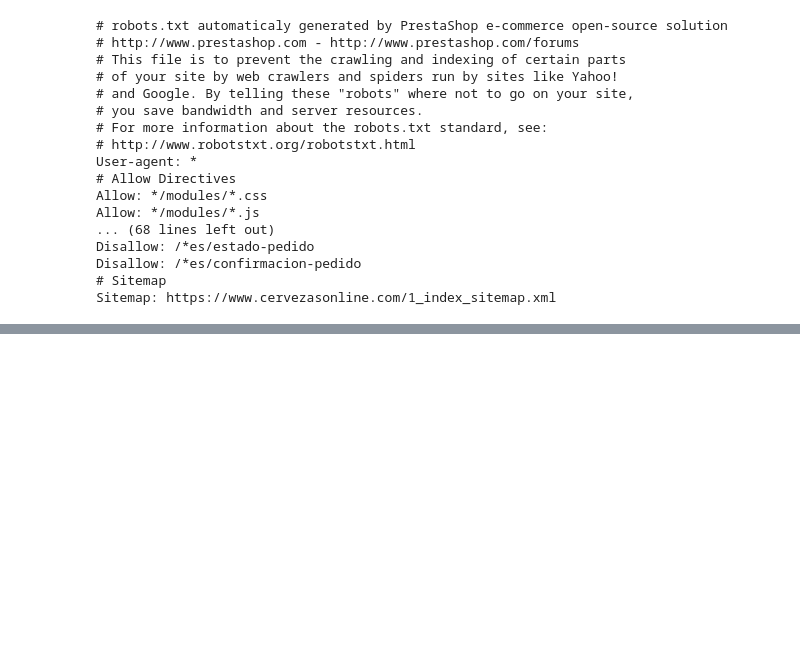
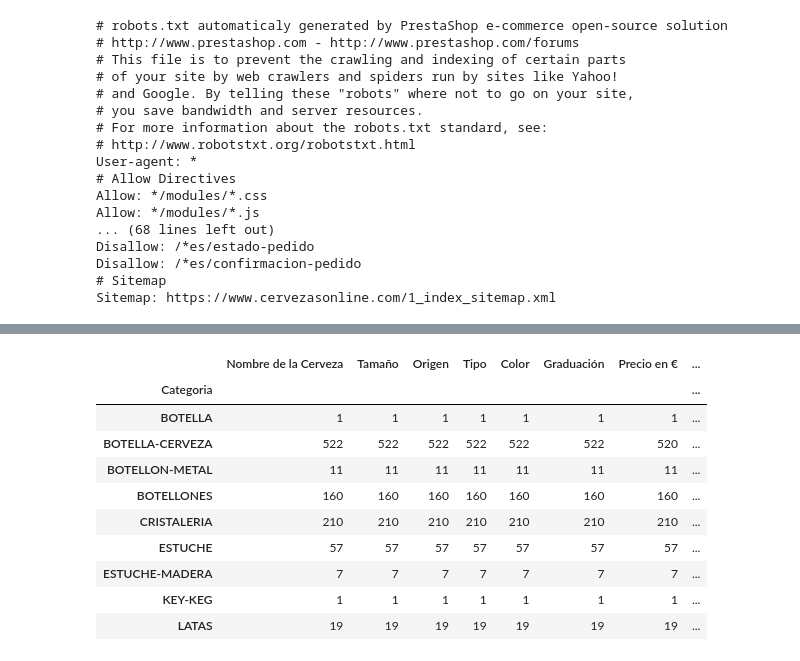
Before and after one commit to guille-arguello/web_scraping_beers, a Jupyter notebook: web_scraping_beers.ipynb, the cells around one changed output, grey strips where cells are left out. Cells and saved outputs as stored; diff of their text form; code cells hidden in the pictures; blank space fills up the shorter version.

```diff
--- a/web_scraping_beers.ipynb
+++ b/web_scraping_beers.ipynb
@@ -172,0 +200,15 @@ df.describe()
+# %%
+data = df
+data.groupby('Categoria').count()
+# %% [output]
+|  | Nombre de la Cerveza | Tamaño | Origen | Tipo | Color | Graduación | Precio en € | ... |
+| Categoria |  |  |  |  |  |  |  | ... |
+| BOTELLA | 1 | 1 | 1 | 1 | 1 | 1 | 1 | ... |
+| BOTELLA-CERVEZA | 522 | 522 | 522 | 522 | 522 | 522 | 520 | ... |
+| BOTELLON-METAL | 11 | 11 | 11 | 11 | 11 | 11 | 11 | ... |
+| BOTELLONES | 160 | 160 | 160 | 160 | 160 | 160 | 160 | ... |
+| CRISTALERIA | 210 | 210 | 210 | 210 | 210 | 210 | 210 | ... |
+| ESTUCHE | 57 | 57 | 57 | 57 | 57 | 57 | 57 | ... |
+| ESTUCHE-MADERA | 7 | 7 | 7 | 7 | 7 | 7 | 7 | ... |
+| KEY-KEG | 1 | 1 | 1 | 1 | 1 | 1 | 1 | ... |
+| LATAS | 19 | 19 | 19 | 19 | 19 | 19 | 19 | ... |
```
Also changed, not shown: parts of 15 cells of this notebook, 1 other file.
